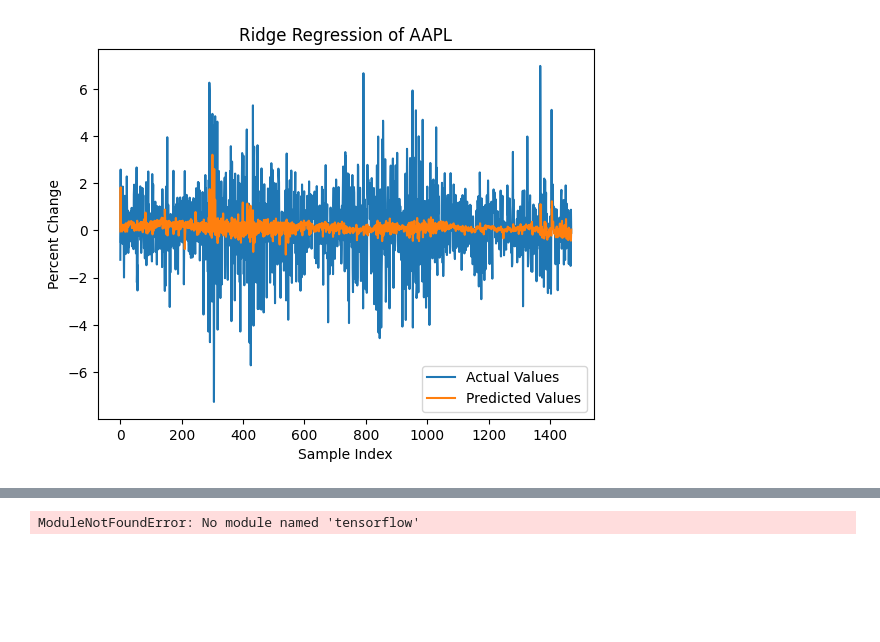
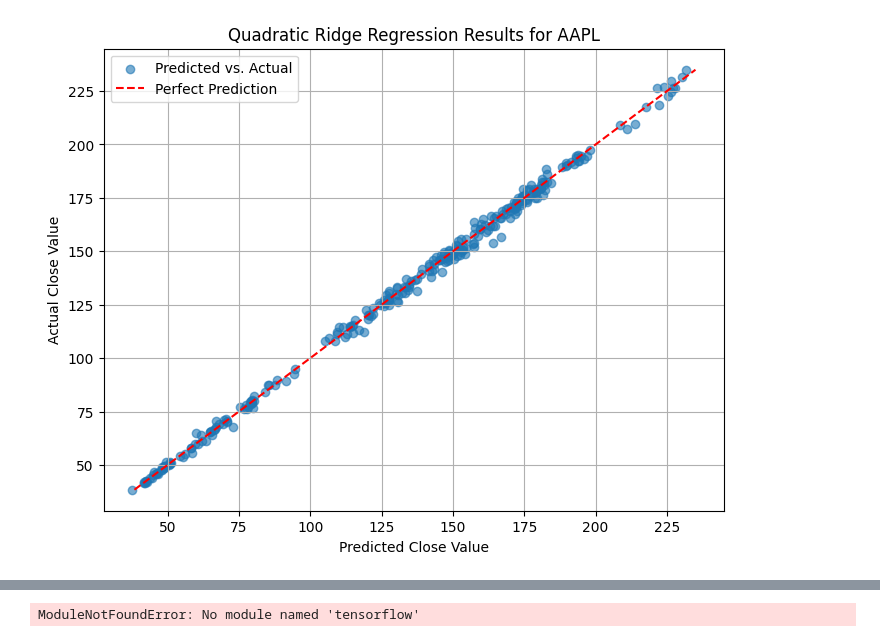
Before and after one commit to ivng8/9K-Stock-Ticker, a Jupyter notebook: All_Models.ipynb, the cells around one changed output, grey strips where cells are left out. Cells and saved outputs as stored; diff of their text form; code cells hidden in the pictures; blank space fills up the shorter version.

```diff
--- a/All_Models.ipynb
+++ b/All_Models.ipynb
@@ -2,13 +2,6 @@
 import pandas as pd
 import numpy as np
 from datetime import datetime
-from sklearn.model_selection import train_test_split, cross_val_score, KFold
-from sklearn.impute import SimpleImputer
-from sklearn.linear_model import LinearRegression
-from sklearn.preprocessing import StandardScaler
-from sklearn.metrics import mean_squared_error
-from sklearn.neural_network import MLPRegressor
-from scipy.special import expit
 import matplotlib.pyplot as plt
 
 # Load the stock data
@@ -16,9 +9,9 @@ data = pd.read_csv("all_stock_data.csv")
 
 # Preprocess the data
 data['Date'] = pd.to_datetime(data['Date'])  # Convert Date column to datetime
-# Filter the last 5 years
-last_5_years = datetime.now().year - 5
-data = data[data['Date'].dt.year >= last_5_years]
+# Filter the last year
+last_year = datetime.now().year - 5
+data = data[data['Date'].dt.year >= last_year]
 
 # Specify the desired Ticker symbol (e.g., "AAPL" for Apple)
 selected_ticker = ["AAPL", "CMG", "SBUX"]
@@ -32,13 +25,13 @@ for t in selected_ticker:
     # Calculate target variable: change in Open/Close
     tick_data['Change'] = ((tick_data['Close'] - tick_data['Open']) / tick_data['Open'] * 100).round(2)
     # Shift the change vector by 1 to make features project into next week
-    tick_data['Next Change'] = tick_data['Change'].shift(-1)
+    tick_data['Next Close'] = tick_data['Close'].shift(-1)
     # Drop any rows with NaN values (will occur on last row due to shifting)
     tick_data = tick_data.dropna()
 
     # Drop unnecessary columns
-    features = ['Open', 'Close', 'High', 'Low', 'Volume']
-    tick_data = tick_data[features + ['Next Change']].dropna()
+    features = ['Open', 'Close', 'High', 'Low', 'Change']
+    tick_data = tick_data[features + ['Next Close']].dropna()
     tick_data.dropna()
     ticker_data.append(tick_data)
 # %%
@@ -271,40 +161,48 @@ Thetas for SBUX : [ 4.37818702e+00  1.12058469e+00 -4.06749509e-01 -6.66378761e-
 # %%
-i = 0
-for d in ticker_data:
+from sklearn.preprocessing import PolynomialFeatures
+from sklearn.linear_model import Ridge
+
+# Iterate through each company/ticker's data
+for i, d in enumerate(ticker_data):
     # Split into features (X) and target (y)
     X = d[features].values
-    y = d['Next Change'].values
+    y = d['Next Close'].values
     name = selected_ticker[i]
 
-    # Create quadratic features
-    X_quad = np.hstack([X, X**2])
-    X_quad = np.c_[np.ones((X_quad.shape[0], 1)), X_quad]
-    theta_quad = np.linalg.pinv(X_quad.T @ X_quad) @ X_quad.T @ y
+    # Standardize the features
+    scaler = StandardScaler()
+    X_scaled = scaler.fit_transform(X)
 
-    # Add a small regularization term to the diagonal
-    lambda_identity = 1e-5 * np.eye(X_quad.shape[1])  # Adjust lambda as needed
-    theta_quad = np.linalg.inv(X_quad.T @ X_quad + lambda_identity) @ X_quad.T @ y
+    # Train-test split
+    X_train, X_test, y_train, y_test = train_test_split(X_scaled, y, test_size=0.2, random_state=42)
 
-    # Ridge Regression
-    lambda_identity = 1e-5 * np.eye(X_quad.shape[1])
-    theta_quad = np.linalg.inv(X_quad.T @ X_quad + lambda_identity) @ X_quad.T @ y
+    # Generate polynomial features (quadratic terms)
+    poly = PolynomialFeatures(degree=2, include_bias=False)
+    X_train_poly = poly.fit_transform(X_train)
+    X_test_poly = poly.transform(X_test)
 
-    # Predictions on the training set
-    y_pred = X_quad @ theta_quad
+    # Train Ridge Regression (L2 regularization)
+    ridge_model = Ridge(alpha=1.0)  # Adjust alpha for regularization strength
+    ridge_model.fit(X_train_poly, y_train)
 
-    # Plot predictions
-    plt.plot(range(len(y)), y, label="Actual Values")
-    plt.plot(range(len(y_pred)), y_pred, label="Predicted Values")
-    plt.xlabel("Sample Index")
-    plt.ylabel("Percent Change")
-    plt.title(f"Ridge Regression of {name}")
+    # Predictions on train and test sets
+    y_train_pred = ridge_model.predict(X_train_poly)
+    y_test_pred = ridge_model.predict(X_test_poly)
+
+    # Plot predicted vs. actual close values
+    plt.figure(figsize=(8, 6))
+    plt.scatter(y_test_pred, y_test, alpha=0.6, label="Predicted vs. Actual")
+    plt.plot([min(y_test), max(y_test)], [min(y_test), max(y_test)], color='red', linestyle='--', label='Perfect Prediction')
+    plt.title(f"Quadratic Ridge Regression Results for {name}")
+    plt.xlabel("Predicted Close Value")
+    plt.ylabel("Actual Close Value")
     plt.legend()
+    plt.grid(True)
     plt.show()
 
-    # Get Error
-    mse = mean_squared_error(y, y_pred)
-    print(f"Ridge Regression MSE for {name}: {mse}")
-    print(f"Thetas for {name} : {theta_quad}")
-    i += 1
+    # Calculate MSE
+    train_mse = mean_squared_error(y_train, y_train_pred)
+    test_mse = mean_squared_error(y_test, y_test_pred)
+    print(f"{name} - Quadratic Ridge Train MSE: {train_mse:.2f}, Test MSE: {test_mse:.2f}")
 # %% [output]
-[figure, old version]
+[figure, new version]
```
Also changed, not shown: parts of 10 cells of this notebook.
